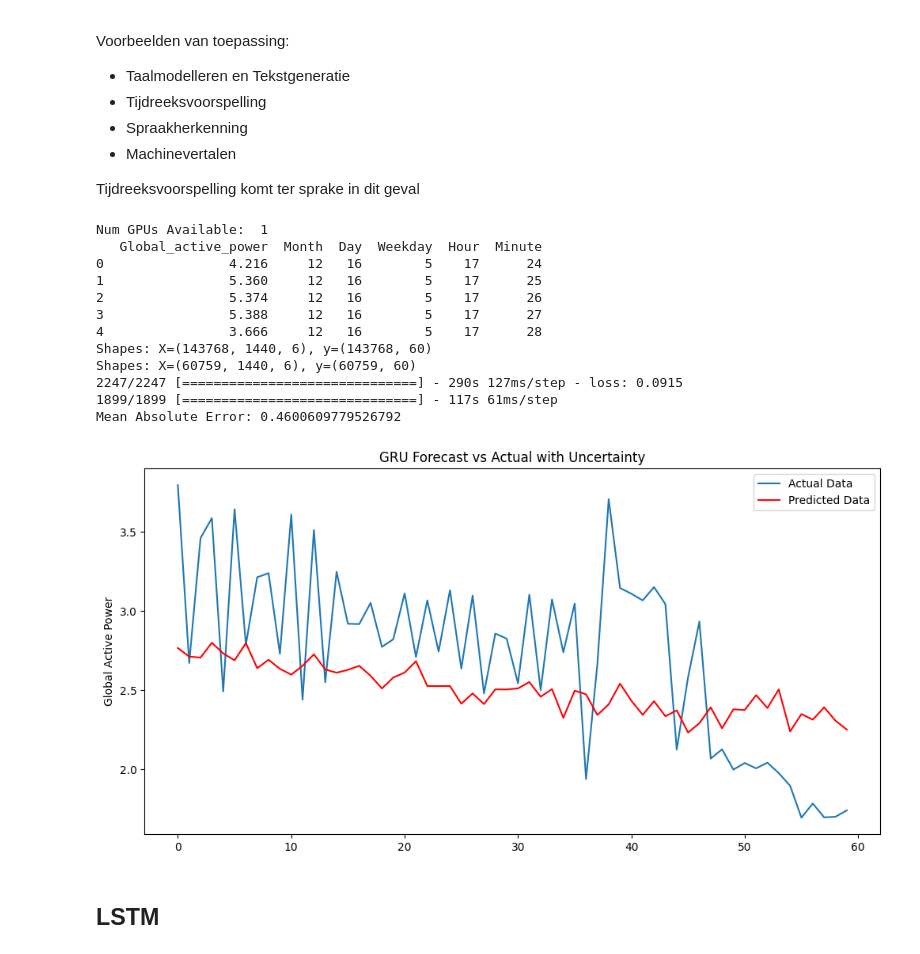
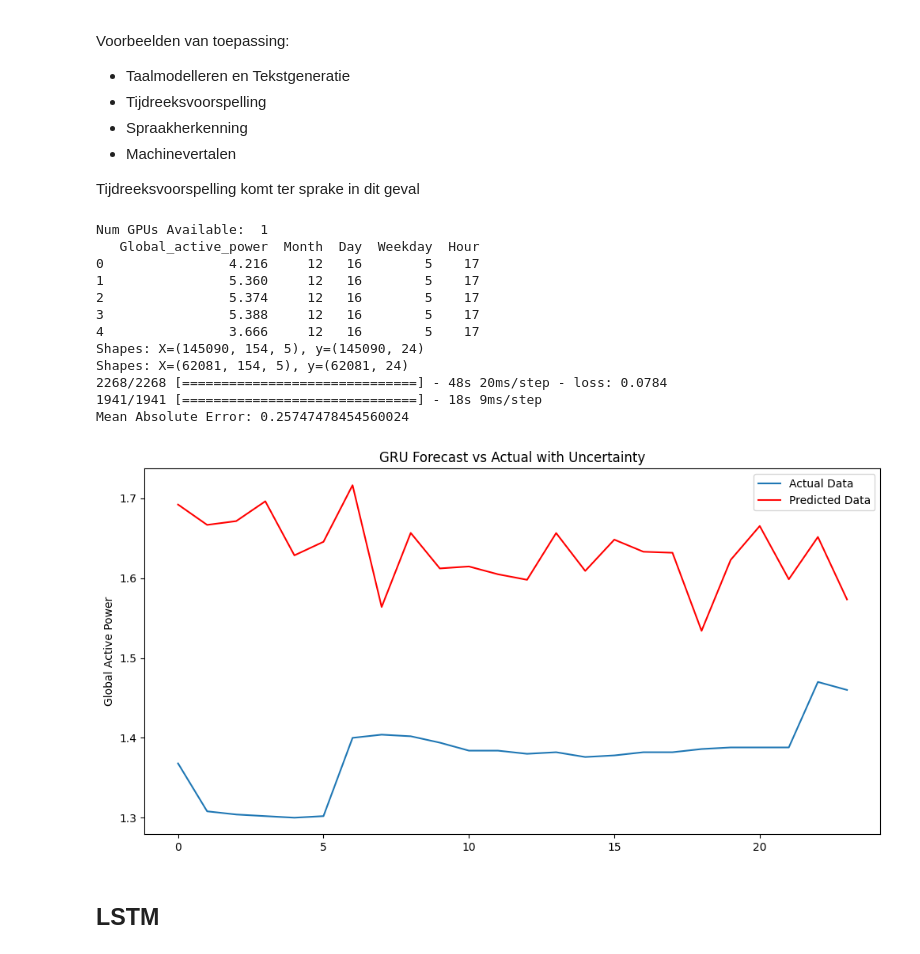
Before and after one commit to Ozziehman/Energiescan, a Jupyter notebook: household_power_consumption_models.ipynb, the cells around one changed output. Drawn from its saved outputs; the diff is of its cells as text; code cells hidden in the pictures.

```diff
--- a/household_power_consumption_models.ipynb
+++ b/household_power_consumption_models.ipynb
@@ -367,15 +367,15 @@ if gpus:
         print(e)
 print("Num GPUs Available: ", len(tf.config.experimental.list_physical_devices('GPU')))
 
-n_sequence_past = 1440 # minutes N sequence
-n_ahead_prediction = 60  # minutes N ahead
+n_sequence_past = 154
+n_ahead_prediction = 24
 
 # Load the data
 df_GRU = pd.read_csv('core/static/data/household_power_consumption_processed.csv', sep=',', low_memory=False)
 subset_df = df_GRU.head(int(len(df_GRU) * 0.1))
 
 # Keep 'Datetime' as a feature
-df_GRU = subset_df[['Global_active_power', 'Month', 'Day', 'Weekday', 'Hour', 'Minute']]
+df_GRU = subset_df[['Global_active_power', 'Month', 'Day', 'Weekday', 'Hour']]
 print(df_GRU.head())
 # Split the data
 split_ratio = 0.7
@@ -421,45 +421,45 @@ model.compile(optimizer=optimizer, loss='mae')
 # Model training
 history = model.fit(X_train, y_train, epochs=1, batch_size=64)
 
 # Prediction
 y_pred = model.predict(X_test)
 
 # Inverse transform for evaluation
 y_test_reshaped = y_test.reshape(-1, 1)
 y_pred_reshaped = y_pred.reshape(-1, 1)
 
 dummy_features = np.zeros((y_test_reshaped.shape[0], train_scaled.shape[1] - 1))
 
 # Concatenate the reshaped y_test or y_pred with the dummy features to match the scaler's expected input shape
 y_test_inv = scaler.inverse_transform(np.concatenate((y_test_reshaped, dummy_features), axis=1))[:, 0]
 y_pred_inv = scaler.inverse_transform(np.concatenate((y_pred_reshaped, dummy_features), axis=1))[:, 0]
 
 mae = np.mean(np.abs(y_test_inv[:n_ahead_prediction] - y_pred_inv[:n_ahead_prediction]))
 print(f'Mean Absolute Error: {mae}')
 
 # Plotting
 plt.figure(figsize=(12, 6))
 plt.plot(y_test_inv[:n_ahead_prediction], label='Actual Data')
 plt.plot(y_pred_inv[:n_ahead_prediction], label='Predicted Data', color='red')
 
 plt.title('GRU Forecast vs Actual with Uncertainty')
 plt.ylabel('Global Active Power')
 plt.legend()
 plt.show()
 # %% [output]
 Num GPUs Available:  1
-   Global_active_power  Month  Day  Weekday  Hour  Minute
-0                4.216     12   16        5    17      24
-1                5.360     12   16        5    17      25
-2                5.374     12   16        5    17      26
-3                5.388     12   16        5    17      27
-4                3.666     12   16        5    17      28
-Shapes: X=(143768, 1440, 6), y=(143768, 60)
-Shapes: X=(60759, 1440, 6), y=(60759, 60)
-2247/2247 [==============================] - 290s 127ms/step - loss: 0.0915
-1899/1899 [==============================] - 117s 61ms/step
-Mean Absolute Error: 0.4600609779526792
+   Global_active_power  Month  Day  Weekday  Hour
+0                4.216     12   16        5    17
+1                5.360     12   16        5    17
+2                5.374     12   16        5    17
+3                5.388     12   16        5    17
+4                3.666     12   16        5    17
+Shapes: X=(145090, 154, 5), y=(145090, 24)
+Shapes: X=(62081, 154, 5), y=(62081, 24)
+2268/2268 [==============================] - 48s 20ms/step - loss: 0.0784
+1941/1941 [==============================] - 18s 9ms/step
+Mean Absolute Error: 0.25747478454560024
-[figure, old version]
+[figure, new version]
 # %% [markdown]
 ## LSTM
 # %%
```
Also changed, not shown: parts of 3 cells of this notebook, 1 other file.
